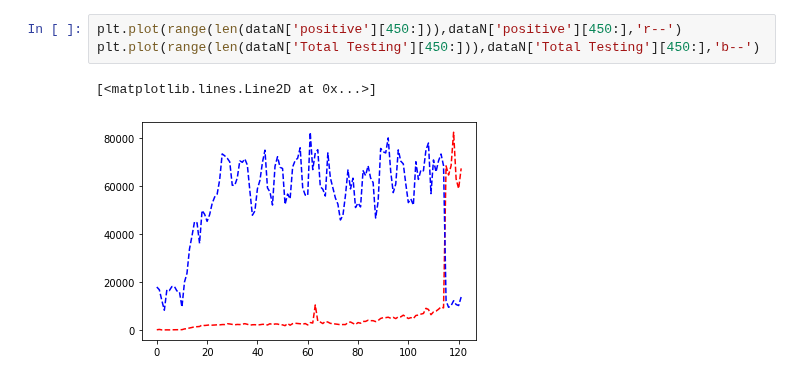
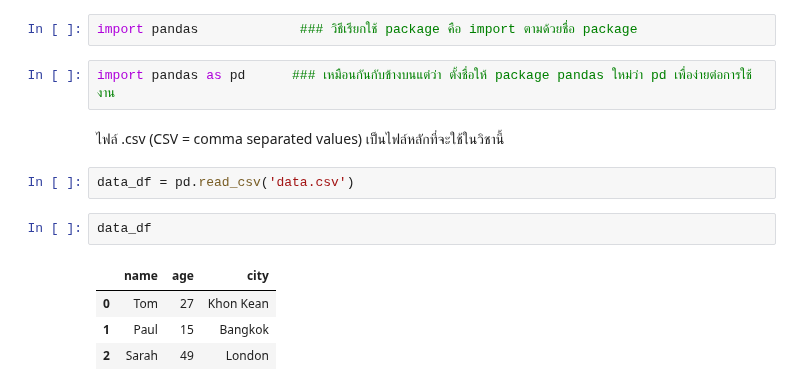
Before and after one commit to Khamsaen2489/DWDM21, a Jupyter notebook: Data101_(Chapter2).ipynb, the cells around one changed output. Cells and saved outputs as stored; diff of their text form.

```diff
--- a/Data101_(Chapter2).ipynb
+++ b/Data101_(Chapter2).ipynb
@@ -240,6 +3,15 @@ plt.plot(range(len(dataN['Total Testing'][1:-7])),dataN['Total Testing'][1:-7],'
-# %%
-plt.plot(range(len(dataN['positive'][450:])),dataN['positive'][450:],'r--')
-plt.plot(range(len(dataN['Total Testing'][450:])),dataN['Total Testing'][450:],'b--')
-# %% [output]
-[<matplotlib.lines.Line2D at 0x...>]
-[figure, removed]
+# %%
+import pandas             ### วิธีเรียกใช้ package คือ import ตามด้วยชื่อ package
+# %%
+import pandas as pd      ### เหมือนกันกับข้างบนแต่ว่า ตั้งชื่อให้ package pandas ใหม่ว่า pd เพื่อง่ายต่อการใช้งาน
+# %% [markdown]
+ไฟล์ .csv (CSV = comma separated values) เป็นไฟล์หลักที่จะใช้ในวิชานี้
+# %%
+data_df = pd.read_csv('data.csv')
+# %%
+data_df
+# %% [output]
+|  | name | age | city |
+| 0 | Tom | 27 | Khon Kean |
+| 1 | Paul | 15 | Bangkok |
+| 2 | Sarah | 49 | London |
```
Also changed, not shown: parts of 142 cells of this notebook.
